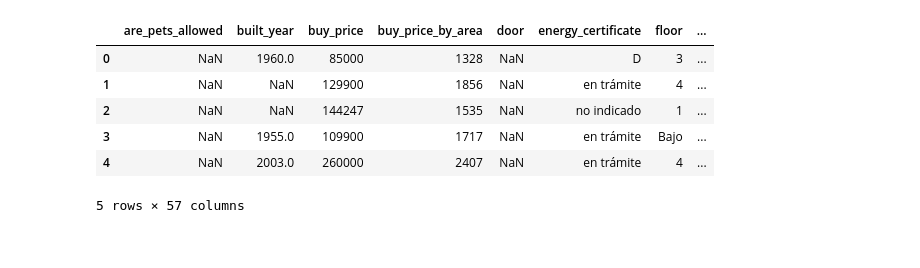
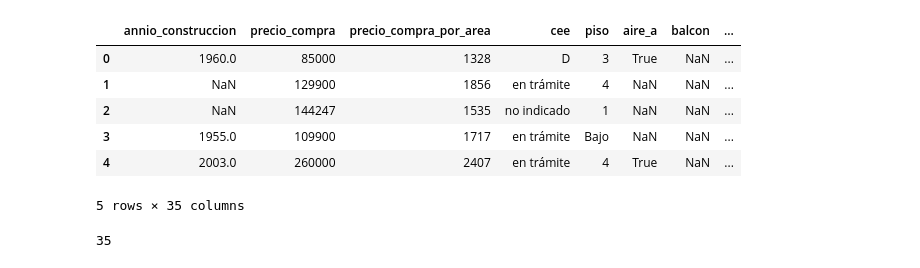
Before and after one commit to mariaortizz/DS_PT_09_2023, a Jupyter notebook: EDA/Madrid_real_state/limpieza_data_frame.ipynb, the cells around one changed output. Saved outputs shown, nothing was run; the diff lists cells and outputs as text; code cells hidden in the pictures.

```diff
--- a/EDA/Madrid_real_state/limpieza_data_frame.ipynb
+++ b/EDA/Madrid_real_state/limpieza_data_frame.ipynb
@@ -2,5 +2,5 @@
 import pandas as pd
 import numpy as np
 # %%
-df = pd.read_csv(r'C:\Users\ortiz\OneDrive\Documents\GitHub\DS_PT_09_2023\EDA\Madrid_real_state\houses_Madrid.csv', index_col='Unnamed: 0')
-df = df.sort_index(axis= 1)
+data = pd.read_csv(r'D:\Documentos\2.CURSOS\BOOTCAMP\DS_PT_09_2023\EDA\Madrid_real_state\houses_Madrid.csv', index_col='Unnamed: 0')
+data = data.sort_index(axis= 1)
@@ -7,10 +57,38 @@ df = df.sort_index(axis= 1)
+# %%
+def nombre_columnas(df):
+    '''Función para tratar el nombre de las columnas y eliminar las vacias'''
+    try:
+        df.drop(columns=['latitude', 'longitude', 'portal', 'door', 'rent_price_by_area', 'are_pets_allowed', 'is_furnished',
+                    'is_kitchen_equipped', 'has_private_parking', 'has_public_parking', 'sq_mt_useful', 'n_floors',
+                    'sq_mt_allotment', 'raw_address', 'is_exact_address_hidden', 'street_name', 'street_number', 'is_buy_price_known',
+                    'is_parking_included_in_price', 'is_rent_price_known', 'operation', 'is_new_development'
+                    ], axis=1, inplace = True)
+
+        df.columns = ['annio_construccion', 'precio_compra', 'precio_compra_por_area', 'cee',
+       'piso', 'aire_a', 'balcon', 'calefaccion_central',
+       'armarios_empotrados', 'jardin', 'zonas_verdes',
+       'calefaccion_individual', 'ascensor', 'estacionamiento', 'pileta',
+       'trastero', 'terraza', 'tipo_inmueble', 'id',
+       'accesible', 'exterior', 'bajo',
+       'orientacion_este', 'orientacion_norte', 'orientacion_sur',
+       'orientacion_oeste', 'necesita_reforma', 'bannos', 'habitaciones',
+       'barrio_id', 'precio_estacionamiento', 'precio_alquiler',
+       'metros_cuadrados', 'ubicacion', 'anuncio']
+    except Exception as a:
+        print(f"No pude tranformar las columnas por {a}")
+    return df
 # %%
+df = nombre_columnas(data)
 df.head()
 # %% [output]
-|  | are_pets_allowed | built_year | buy_price | buy_price_by_area | door | energy_certificate | floor | ... |
-| 0 | NaN | 1960.0 | 85000 | 1328 | NaN | D | 3 | ... |
-| 1 | NaN | NaN | 129900 | 1856 | NaN | en trámite | 4 | ... |
-| 2 | NaN | NaN | 144247 | 1535 | NaN | no indicado | 1 | ... |
-| 3 | NaN | 1955.0 | 109900 | 1717 | NaN | en trámite | Bajo | ... |
-| 4 | NaN | 2003.0 | 260000 | 2407 | NaN | en trámite | 4 | ... |
+|  | annio_construccion | precio_compra | precio_compra_por_area | cee | piso | aire_a | balcon | ... |
+| 0 | 1960.0 | 85000 | 1328 | D | 3 | True | NaN | ... |
+| 1 | NaN | 129900 | 1856 | en trámite | 4 | NaN | NaN | ... |
+| 2 | NaN | 144247 | 1535 | no indicado | 1 | NaN | NaN | ... |
+| 3 | 1955.0 | 109900 | 1717 | en trámite | Bajo | NaN | NaN | ... |
+| 4 | 2003.0 | 260000 | 2407 | en trámite | 4 | True | NaN | ... |
-5 rows × 57 columns
+5 rows × 35 columns
+# %%
+len(df.columns) #ya tengo 9 tratadas que son las que solo tienen un valor True y lo demás es False
+# %% [output]
+35
```
Also changed, not shown: parts of 27 cells of this notebook.
